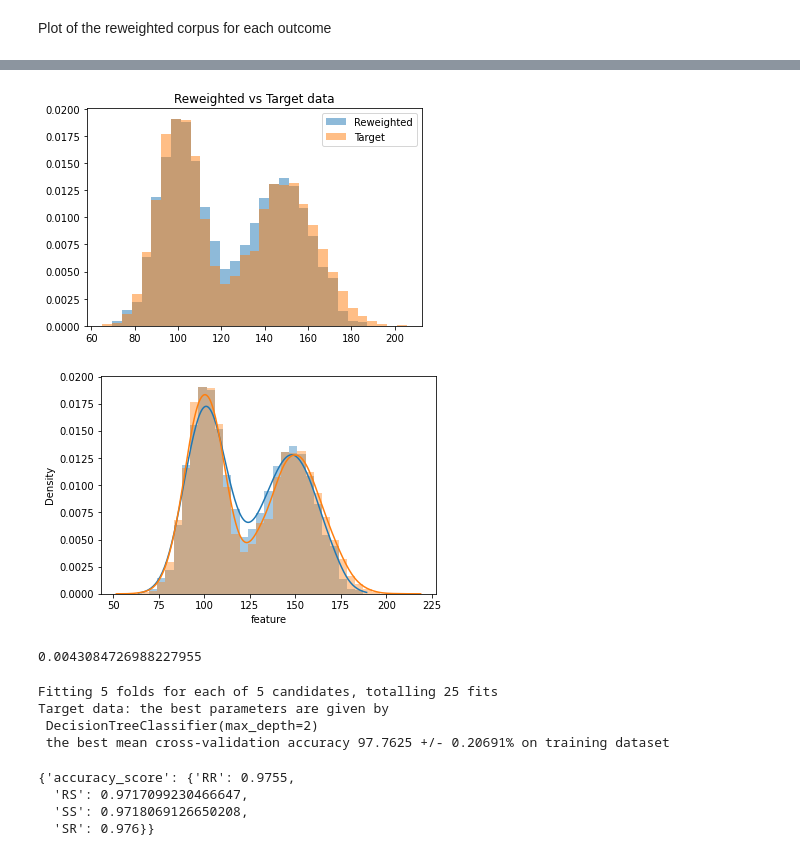
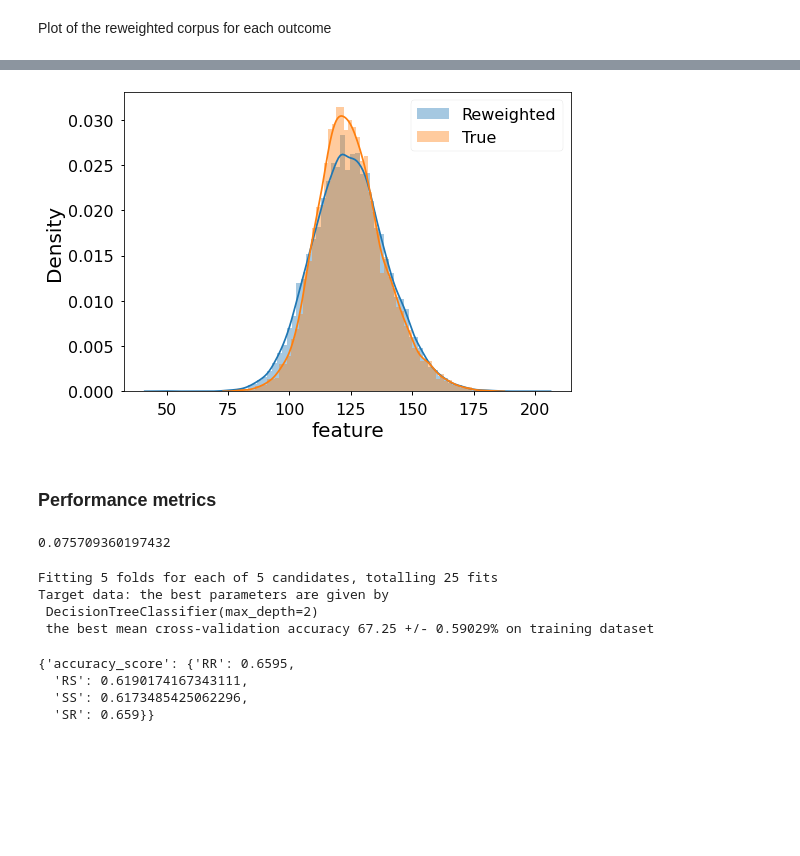
Before and after one commit to LucasKIJ/EMM, a Jupyter notebook: notebooks/Corpus_KLL.ipynb, the cells around one changed output, grey strips where cells are left out. Saved outputs shown, nothing was run; the diff lists cells and outputs as text; code cells hidden in the pictures; blank space fills up the shorter version.

```diff
--- a/notebooks/Corpus_KLL.ipynb
+++ b/notebooks/Corpus_KLL.ipynb
@@ -3,16 +29,9 @@
 # %%
-import numpy as np
-import pandas as pd
-import matplotlib.pyplot as plt
-import cvxpy as cp
-import seaborn as sns
-import emm
-
 # Generate example data
 m = 10000
 # Target distribution
-mu0 = np.array([100]); sig0 = np.array([10])
-mu1 = np.array([150]); sig1 = np.array([15])
+mu0 = np.array([120]); sig0 = np.array([10])
+mu1 = np.array([130]); sig1 = np.array([15])
 X0 = np.random.normal(loc=mu0, scale=sig0, size=m // 2)
 X1 = np.random.normal(loc=mu1, scale=sig1, size=m // 2)
 y0 = np.zeros(m // 2)
@@ -24,7 +43,7 @@ target = pd.DataFrame({'feature' : X})
 target['Outcome'] = y
 
 # Corpus distribution
-mu = np.array([125]); sig = np.array([15])
+mu = np.array([125]); sig = np.array([20])
 corpus = np.random.normal(loc=mu, scale=sig, size=m)
 corpus = pd.DataFrame({'feature': corpus})
 # %% [markdown]
@@ -107,2 +74,14 @@ w_out_1 = w.value
+# %%
+histLoss0 = emm.losses.CorpusKLLoss(mean=mu0, std=sig0)
+histLoss1 = emm.losses.CorpusKLLoss(mean=mu1, std=sig1)
+lam  = 1
+marg = {0 : {'feature' : {'fun' : [histLoss0.fun], 'loss' : [histLoss0]},
+             'regularizer' : {'reg' : emm.regularizers.EntropyRegularizer(),
+                              'lam' : lam}},
+        1 : {'feature' : {'fun' : [histLoss1.fun], 'loss' : [histLoss1]},
+             'regularizer' : {'reg' : emm.regularizers.EntropyRegularizer(),
+                              'lam' : lam}}}
+
+rw_corpus = emm.reweighting.generate_synth(corpus,marg)
 # %%
 # Plot distribution of weights
@@ -151,36 +97,28 @@ rw_corp['Outcome'] = label
-# %%
-width = bins_target[1] - bins_target[0]
-plt.hist(rw_corp['feature'], bins=bins_target, weights=weights/width, alpha=0.5, label="Reweighted")
-plt.hist(target['feature'], bins=bins_target, alpha=0.5, density=True, label="Target")
-plt.title("Reweighted vs Target data")
-plt.legend()
-plt.show()
-# %% [output]
-[figure, removed]
 # %%
-sns.distplot(rw_corp['feature'],bins=bins_target, hist_kws={'weights': weights/width}, kde_kws={'weights': weights/width})
-sns.distplot(target['feature'], bins=bins_target)
+emm.utils.weighted_hist(rw_corpus['feature'], rw_corpus['weights'], label='Reweighted')
+sns.distplot(target['feature'], bins=bins_target, label='True')
+plt.legend()
 plt.show()
 # %% [output]
-[figure, old version]
+[figure, new version]
-# %%
-emm.metrics.kl_divergence(np.histogram(rw_corp['feature'], bins=bins_target, weights= weights/width)[0],
-                         np.histogram(target['feature'], bins=bins_target, normed=True)[0])
-# %% [output]
-0.0043084726988227955
+# %% [markdown]
+### Performance metrics
+# %%
+width = bins_target[1] - bins_target[0]
+emm.metrics.compute_js_distance(target, rw_corpus)
+# %% [output]
+0.075709360197432
 # %%
 from sklearn.tree import DecisionTreeClassifier
 param_grid =  {'classifier' : [DecisionTreeClassifier()],
      'classifier__max_depth' : [2,4,6,7,9]}
+emm.metrics.classifier_metric(target, rw_corpus, param_grid, verbose=True)
+# %% [output]
+Fitting 5 folds for each of 5 candidates, totalling 25 fits
+Target data: the best parameters are given by
+ DecisionTreeClassifier(max_depth=2)
+ the best mean cross-validation accuracy 67.25 +/- 0.59029% on training dataset
+{'accuracy_score': {'RR': 0.6595,
+  'RS': 0.6190174167343111,
+  'SS': 0.6173485425062296,
+  'SR': 0.659}}
-# %%
-
-emm.metrics.classifier_metric(target, rw_corp, param_grid, verbose=True)
-# %% [output]
-Fitting 5 folds for each of 5 candidates, totalling 25 fits
-Target data: the best parameters are given by
- DecisionTreeClassifier(max_depth=2)
- the best mean cross-validation accuracy 97.7625 +/- 0.20691% on training dataset
-{'accuracy_score': {'RR': 0.9755,
-  'RS': 0.9717099230466647,
-  'SS': 0.9718069126650208,
-  'SR': 0.976}}
```
Also changed, not shown: parts of 21 cells of this notebook, 12 other files.
